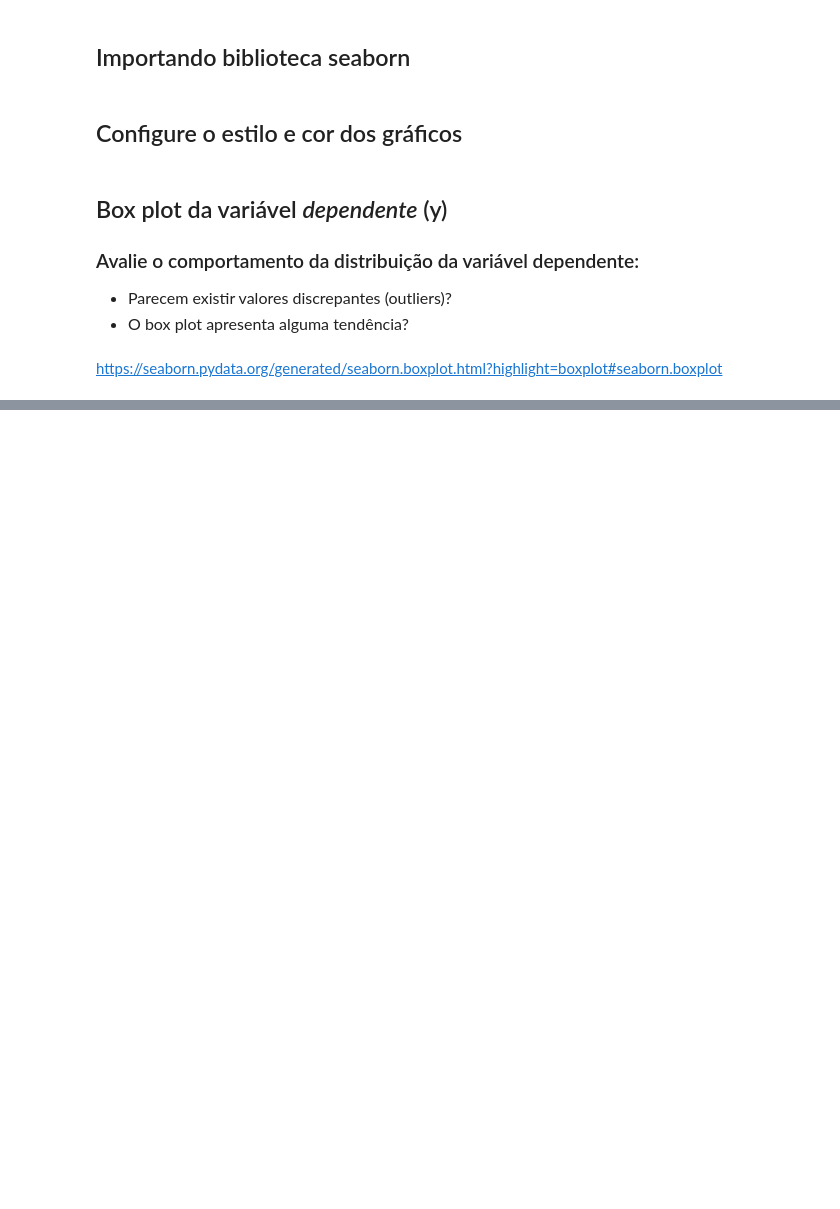
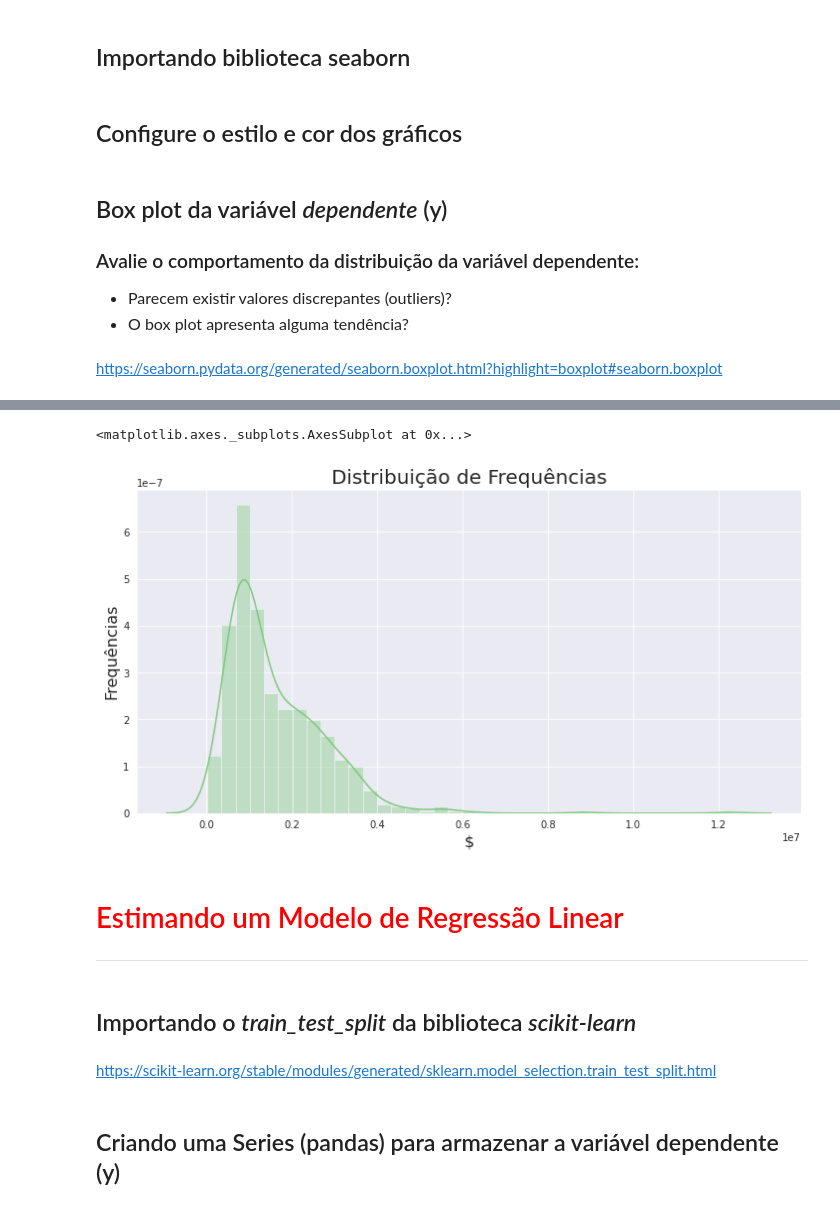
Before and after one commit to rgrAndrade/Desafio, a Jupyter notebook: desafio.ipynb, the cells around one changed output, grey strips where cells are left out. Saved outputs shown, nothing was run; the diff lists cells and outputs as text; code cells hidden in the pictures; blank space fills up the shorter version.

Commit message:
simulador de modelo

```diff
--- a/desafio.ipynb
+++ b/desafio.ipynb
@@ -129,0 +130,17 @@ Gráfico do box plot da variável dependente em conjunto com cada variável expl
+# %%
+ax = sns.distplot(dados['receita'])
+ax.figure.set_size_inches(12, 6)
+ax.set_title('Distribuição de Frequências', fontsize=20)
+ax.set_ylabel('Frequências', fontsize=16)
+ax.set_xlabel('$', fontsize=16)
+ax
+# %% [output]
+<matplotlib.axes._subplots.AxesSubplot at 0x...>
+[figure, added]
+# %% [markdown]
+# <font color='red' style='font-size: 30px;'>Estimando um Modelo de Regressão Linear</font>
+<hr style='border: 2px solid red;'>
+# %% [markdown]
+## Importando o *train_test_split* da biblioteca *scikit-learn*
+# %% [markdown]
+https://scikit-learn.org/stable/modules/generated/sklearn.model_selection.train_test_split.html
@@ -129,0 +149,2 @@ Gráfico do box plot da variável dependente em conjunto com cada variável expl
+# %% [markdown]
+## Criando uma Series (pandas) para armazenar a variável dependente (y)
```
Also changed, not shown: parts of 27 cells of this notebook.
